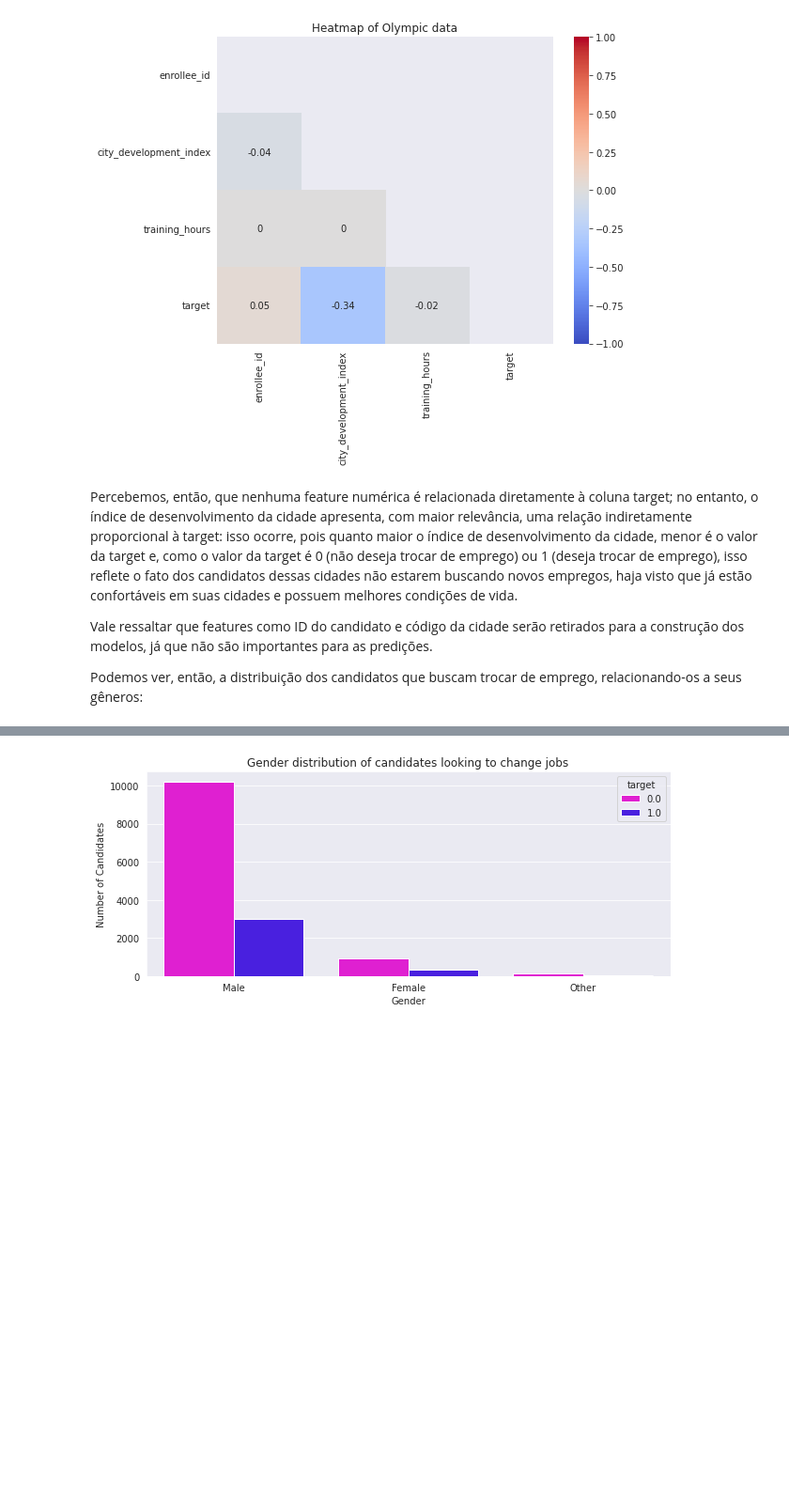
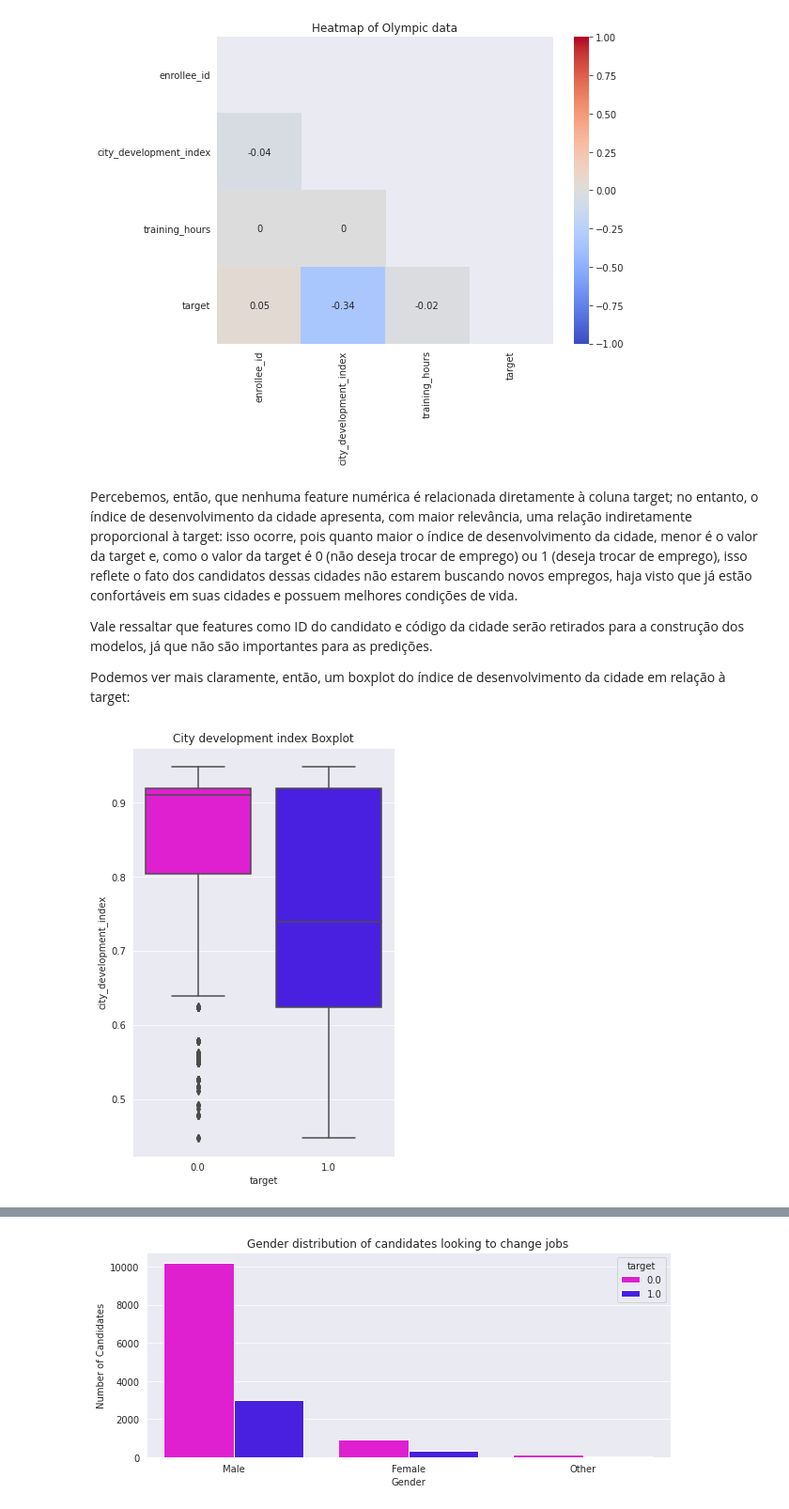
Before and after one commit to rianpf/mini_projeto_analise_limpeza_e_predicao, a Jupyter notebook: Limpeza_Analise_Predicao.ipynb, the cells around one changed output, grey strips where cells are left out. Shown at 94% size. Saved outputs shown, nothing was run; the diff lists cells and outputs as text; code cells hidden in the pictures; blank space fills up the shorter version.

```diff
--- a/Limpeza_Analise_Predicao.ipynb
+++ b/Limpeza_Analise_Predicao.ipynb
@@ -376,4 +414,11 @@ Percebemos, então, que nenhuma feature numérica é relacionada diretamente à
 
 Vale ressaltar que features como ID do candidato e código da cidade serão retirados para a construção dos modelos, já que não são importantes para as predições.
 
-Podemos ver, então, a distribuição dos candidatos que buscam trocar de emprego, relacionando-os a seus gêneros:
+Podemos ver mais claramente, então, um boxplot do índice de desenvolvimento da cidade em relação à target:
+# %%
+plt.figure(figsize = (5,8))
+sns.boxplot(x= 'target', y = 'city_development_index', data = df)
+plt.title('City development index Boxplot')
+plt.show()
+# %% [output]
+[figure, added]
```
Also changed, not shown: parts of 182 cells of this notebook.
